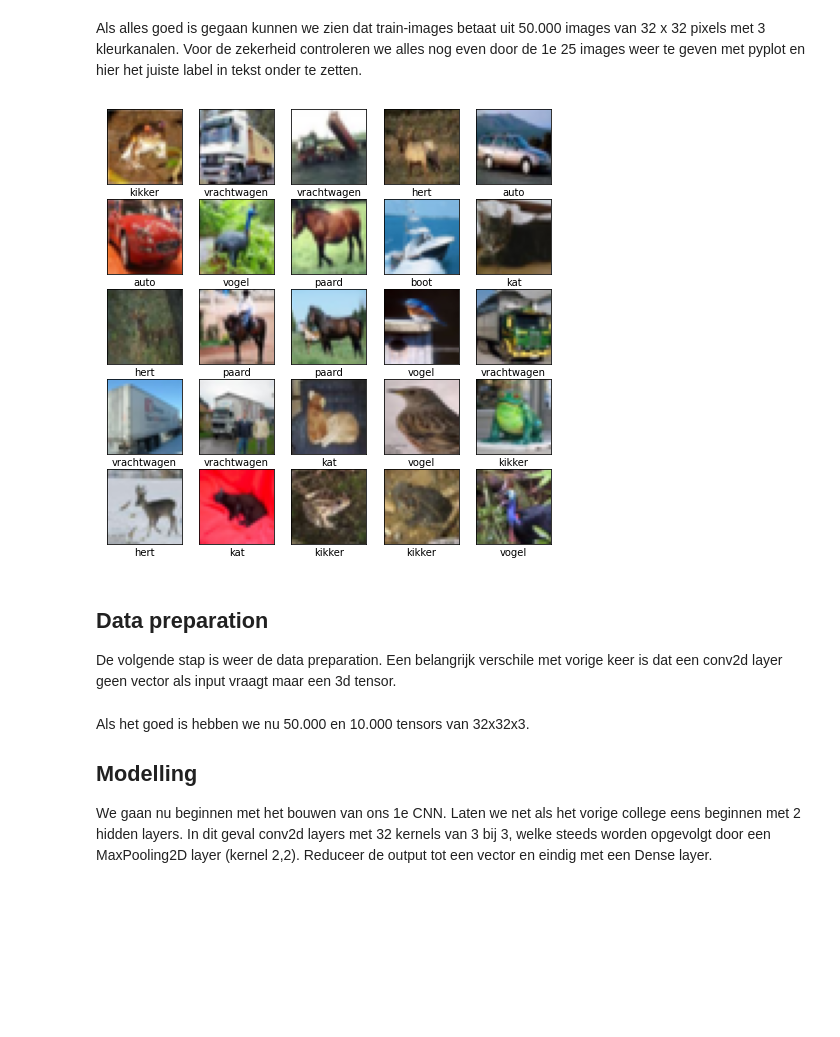
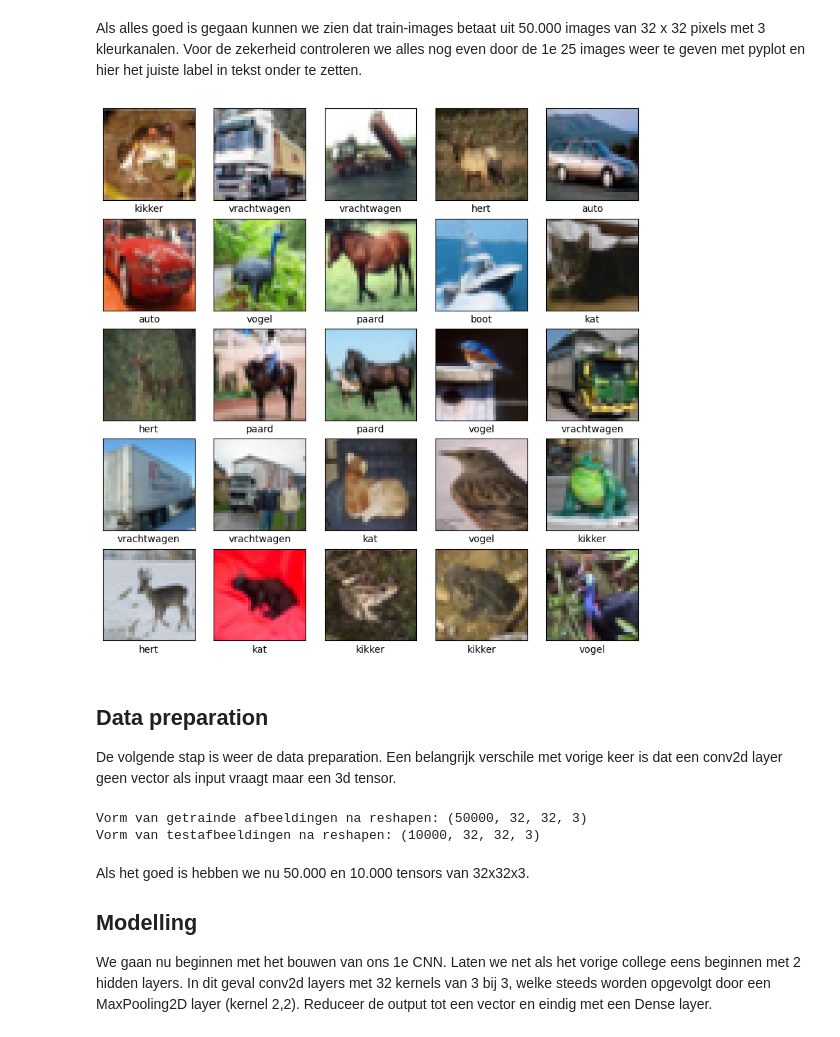
Before and after one commit to EsmeeK1/MachineLearning, a Jupyter notebook: thema's/neurale_netwerken/Thema (C)NN werkcollege 2 studentversie.ipynb, the cells around one changed output. Drawn from its saved outputs; the diff is of its cells as text; code cells hidden in the pictures; blank space fills up the shorter version.

```diff
--- a/thema's/neurale_netwerken/Thema (C)NN werkcollege 2 studentversie.ipynb
+++ b/thema's/neurale_netwerken/Thema (C)NN werkcollege 2 studentversie.ipynb
@@ -25,22 +31,27 @@ ModuleNotFoundError: No module named 'tensorflow'
 # %% [markdown]
 Als alles goed is gegaan kunnen we zien dat train-images betaat uit 50.000 images van 32 x 32 pixels met 3 kleurkanalen. Voor de zekerheid controleren we alles nog even door de 1e 25 images weer te geven met pyplot en hier het juiste label in tekst onder te zetten.
 # %%
-#toon de 1e 25 plaatjes met bijbehorende label (copy paste vorige les)
-import matplotlib.pyplot as plt
+#toon de 1e 25 plaatjes met bijbehorende label (10 min)
 
-class_names = ['vliegtuig', 'auto', 'vogel', 'kat', 'hert',
-               'hond', 'kikker', 'paard', 'boot', 'vrachtwagen']
+# CIFAR-10 klasse namen
+class_names = ['vliegtuig', 'auto', 'vogel', 'kat', 'hert', 'hond', 'kikker', 'paard', 'boot', 'vrachtwagen']
 
-plt.figure(figsize=(8,8))
+# Controleer de eerste 25 afbeeldingen en bijbehorende labels
+plt.figure(figsize=(10, 10))
+
 for i in range(25):
-    plt.subplot(5,5,i+1)  #vul het i-e image
-    plt.xticks([]) #geen schaal bij x-as
-    plt.yticks([]) #geen schaal bij y-as
-    plt.imshow(train_images[i])
+    plt.subplot(5, 5, i + 1)
+    plt.xticks([])
+    plt.yticks([])
+    plt.grid(False)
+    plt.imshow(train_images[i], cmap=plt.cm.binary)  # Afbeeldingen tonen
+
+    # Het label onder de afbeelding weergeven
     plt.xlabel(class_names[train_labels[i][0]])
+
 plt.show()
 # %% [output]
-[figure, old version]
+[figure, new version]
 # %% [markdown]
 ## Data preparation
 De volgende stap is weer de data preparation. Een belangrijk verschile met vorige keer is dat een conv2d layer geen vector als input vraagt maar een 3d tensor.
@@ -49,3 +58,23 @@ De volgende stap is weer de data preparation. Een belangrijk verschile met vorig
+# %%
+#Normaliseer de data en reshape indien nodig de data het juiste formaat (2 min)
+# Copy de datasetes voor later gebruik
+test_images_org = test_images.copy()
+train_images_org = train_images.copy()
+
+# Normaliseren van de afbeeldingen naar waarden tussen 0 en 1
+train_images = train_images.astype('float32') / 255.0
+test_images = test_images.astype('float32') / 255.0
+
+# Reshapen van de afbeeldingen
+train_images = train_images.reshape((train_images.shape[0], 32, 32, 3))
+test_images = test_images.reshape((test_images.shape[0], 32, 32, 3))
+
+# Controleer de nieuwe vormen van de afbeeldingen
+print("Vorm van getrainde afbeeldingen na reshapen:", train_images.shape)
+print("Vorm van testafbeeldingen na reshapen:", test_images.shape)
+# %% [output]
+Vorm van getrainde afbeeldingen na reshapen: (50000, 32, 32, 3)
+Vorm van testafbeeldingen na reshapen: (10000, 32, 32, 3)
 # %% [markdown]
 Als het goed is hebben we nu 50.000 en 10.000 tensors van 32x32x3.
 
```
Also changed, not shown: parts of 29 cells of this notebook, 1 other file.
